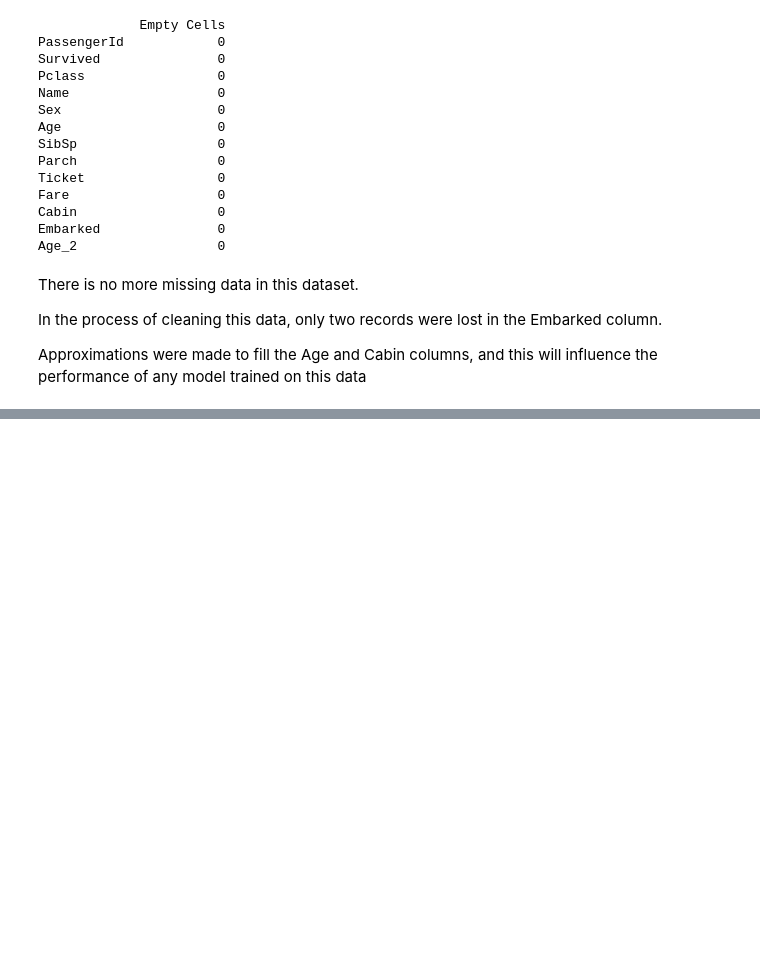
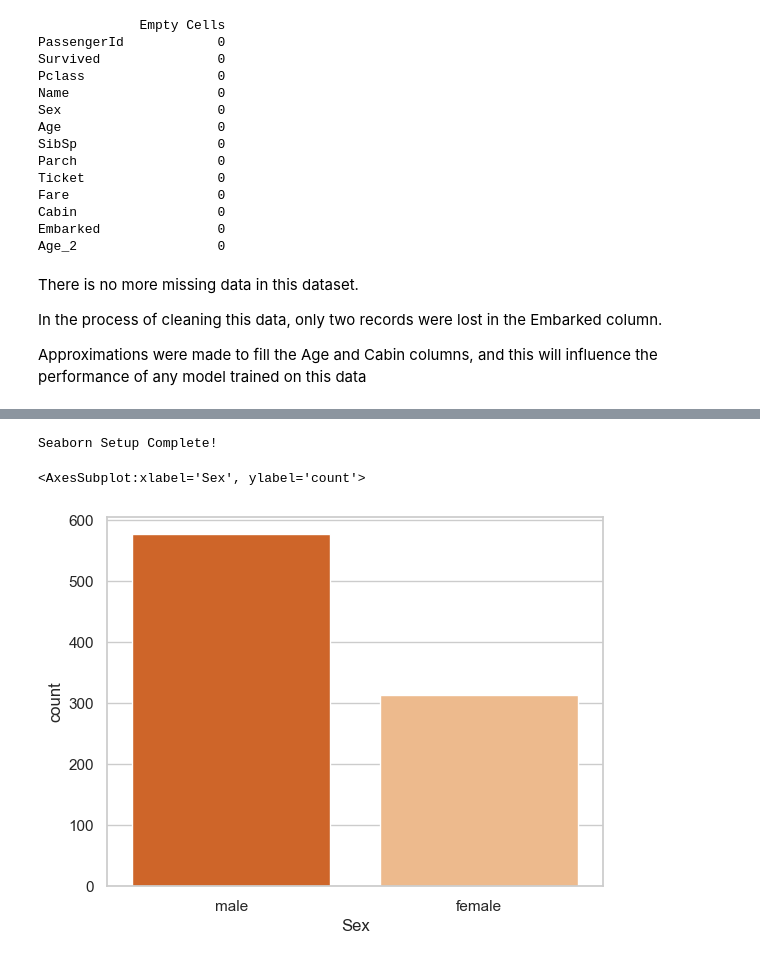
Before and after one commit to lisachukwu/Dump-Files, a Jupyter notebook: Titanic_Dataset.ipynb, the cells around one changed output, grey strips where cells are left out. Cells and saved outputs as stored; diff of their text form; code cells hidden in the pictures; blank space fills up the shorter version.

```diff
--- a/Titanic_Dataset.ipynb
+++ b/Titanic_Dataset.ipynb
@@ -219,0 +245,5 @@ Approximations were made to fill the Age and Cabin columns, and this will influe
+# %%
+#preparing the data
+df.drop(["PassengerId", "Name", "Ticket"], axis=1, inplace=True)
+
+df.head()
@@ -219,0 +257,4 @@ Approximations were made to fill the Age and Cabin columns, and this will influe
+# %%
+# Fill missing cabin information with 'Unknown'
+df["Cabin"].fillna("Unknown", inplace=True)
+df.head()
@@ -219,0 +268,2 @@ Approximations were made to fill the Age and Cabin columns, and this will influe
+# %%
+df.drop(["Age_2"], axis=1, inplace=True)
@@ -219,0 +288,12 @@ Approximations were made to fill the Age and Cabin columns, and this will influe
+# %%
+import seaborn as sns
+sns.set(style="white")
+sns.set(style="whitegrid", color_codes=True)
+print("Seaborn Setup Complete!")
+# %% [output]
+Seaborn Setup Complete!
+# %%
+sns.countplot(x = "Sex", data = df, palette = 'Oranges_r')
+# %% [output]
+<AxesSubplot:xlabel='Sex', ylabel='count'>
+[figure, added]
```
Also changed, not shown: parts of 17 cells of this notebook.
